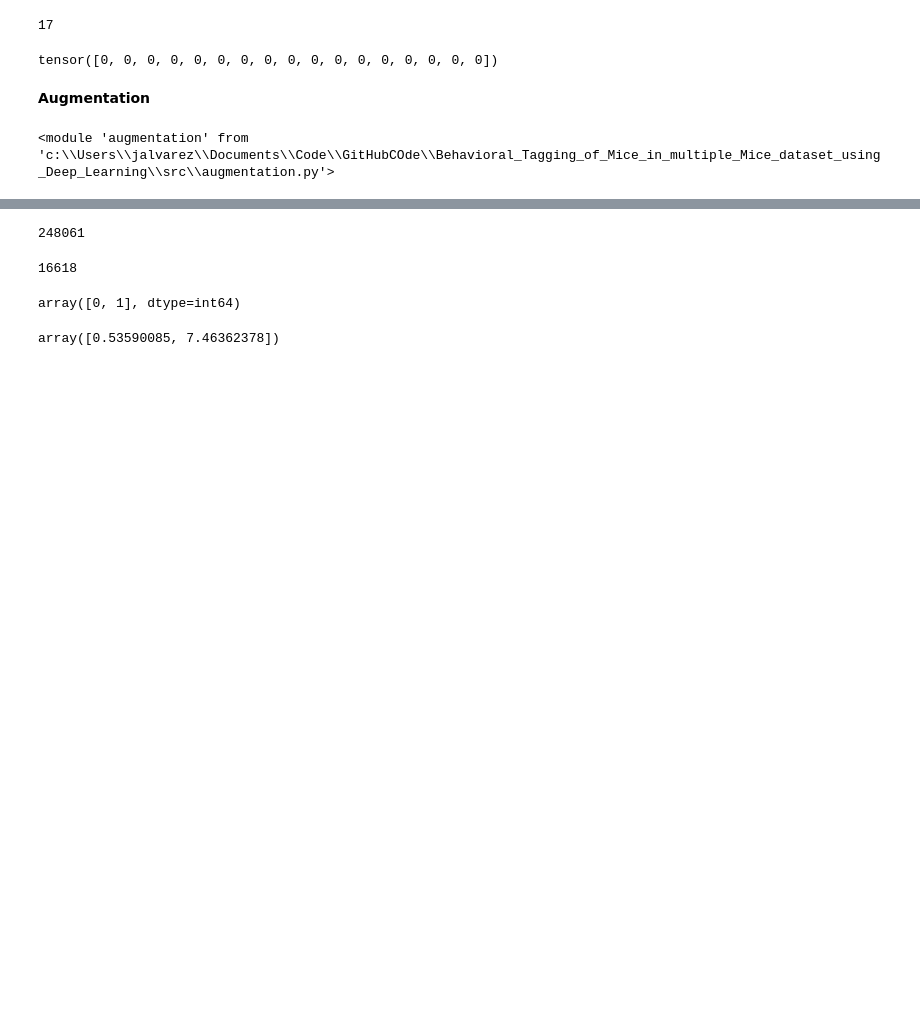
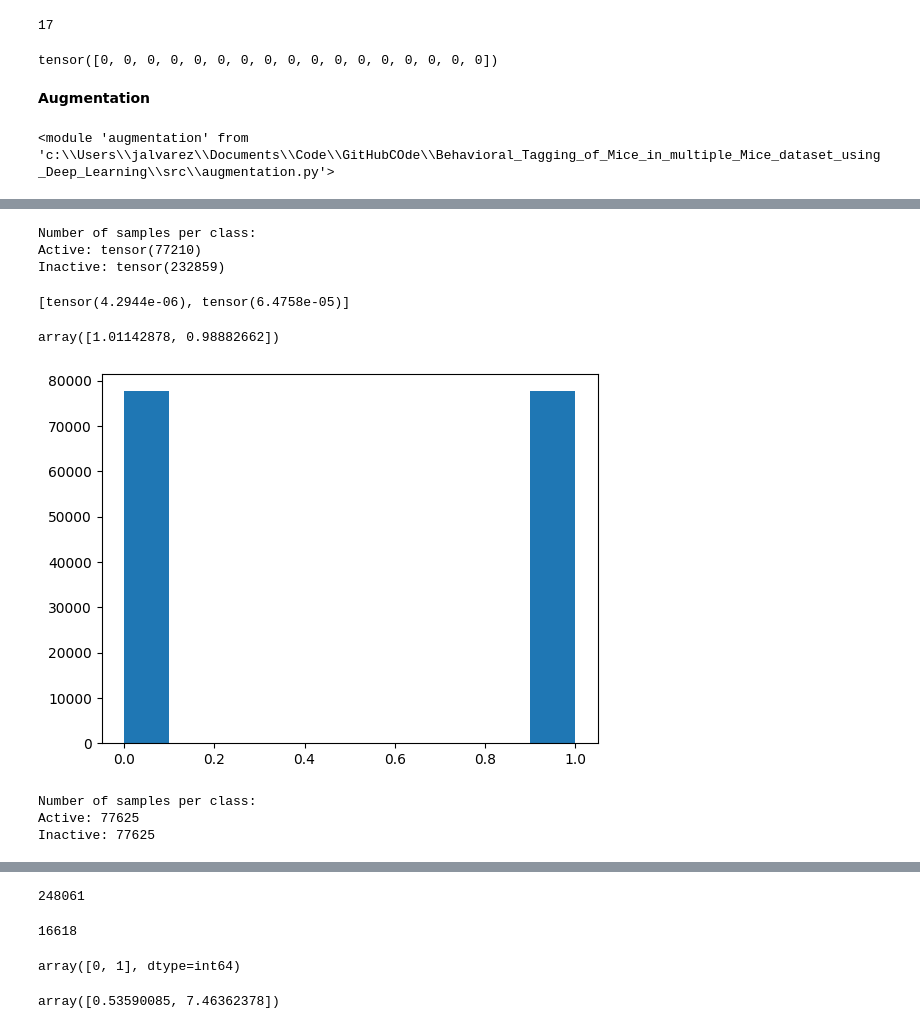
Before and after one commit to JulianAlvarezdeGiorgi/Behavioral_Tagging_of_Mice_in_multiple_Mice_setup_using_Deep_Learning, a Jupyter notebook: src/train_oficina_2.ipynb, the cells around one changed output, grey strips where cells are left out. Cells and saved outputs as stored; diff of their text form; code cells hidden in the pictures; blank space fills up the shorter version.

```diff
--- a/src/train_oficina_2.ipynb
+++ b/src/train_oficina_2.ipynb
@@ -164,0 +169,41 @@ Inactive: tensor(231443)
+# %%
+print('Number of samples per class:')
+print('Active:', sum([l == 1 for l in labels]))
+print('Inactive:', sum([l == 0 for l in labels]))
+# %% [output]
+Number of samples per class:
+Active: tensor(77210)
+Inactive: tensor(232859)
+# %%
+# Compute weights for the loss function
+weights = [1/sum([l == 0 for l in labels]), 1/sum([l == 1 for l in labels])]
+
+weights
+# %% [output]
+[tensor(4.2944e-06), tensor(6.4758e-05)]
+# %%
+# Compute weights for the loss function
+import sklearn.utils as skutils
+
+weights_ = skutils.class_weight.compute_class_weight('balanced', classes=np.unique(labels), y=np.array(labels))
+weights_
+# %% [output]
+array([1.01142878, 0.98882662])
+# %%
+train_dataset = augmentation.downsample_majority_class(train_dataset, idx_sniffR)
+# %%
+labels = [d.behaviour[idx_sniffR] for d in train_dataset]
+
+# Class balance
+plt.hist(labels)
+plt.show()
+# %% [output]
+[figure, added]
+# %%
+print('Number of samples per class:')
+print('Active:', sum([l == 1 for l in labels]).item())
+print('Inactive:', sum([l == 0 for l in labels]).item())
+# %% [output]
+Number of samples per class:
+Active: 77625
+Inactive: 77625
```
Also changed, not shown: parts of 43 cells of this notebook, 10 other files.
